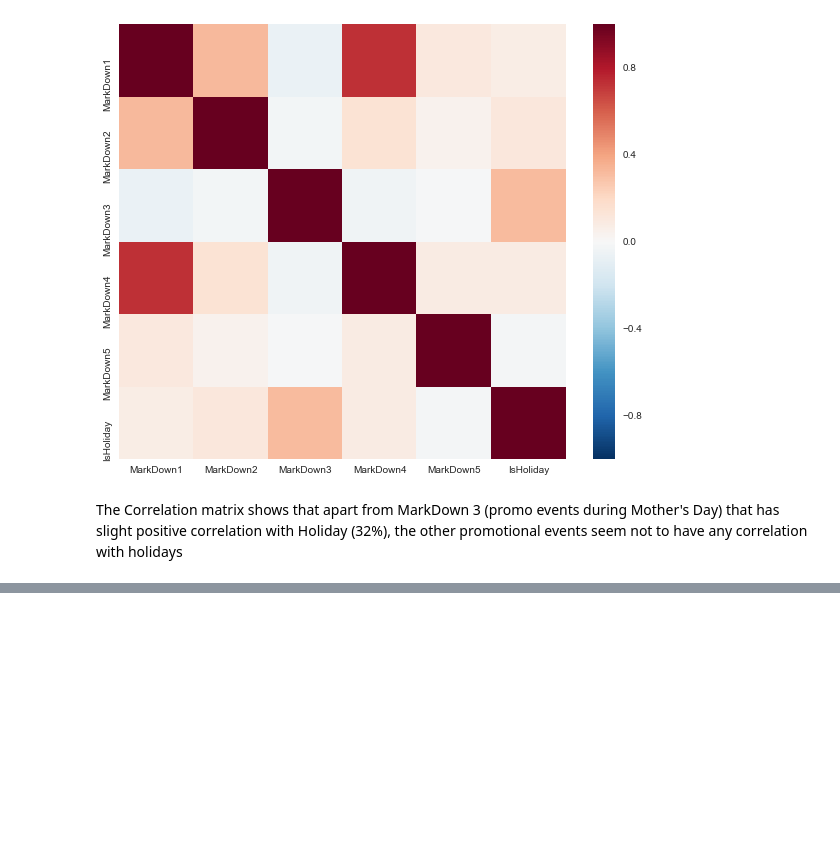
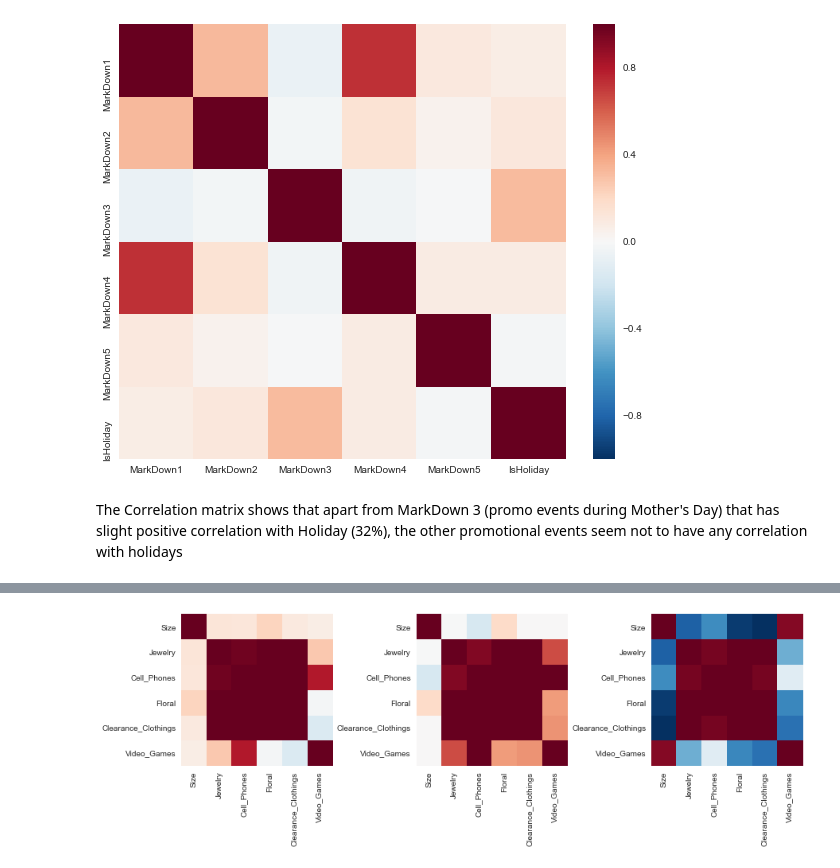
Before and after one commit to druchefavour/retailer_project, a Jupyter notebook: CODEBASE 2 Data - Exploration.ipynb, the cells around one changed output, grey strips where cells are left out. Cells and saved outputs as stored; diff of their text form; code cells hidden in the pictures; blank space fills up the shorter version.

```diff
--- a/CODEBASE 2 Data - Exploration.ipynb
+++ b/CODEBASE 2 Data - Exploration.ipynb
@@ -319,0 +466,4 @@ The Correlation matrix shows that apart from MarkDown 3 (promo events during Mot
+# %%
+# Create dataframe that contains the 7 features above
+df_type_size_dep_sales = df_master[['Type','Size', 'Jewelry', 'Cell_Phones', 'Floral',
+                            'Clearance_Clothings', 'Video_Games']]
@@ -319,0 +491,11 @@ The Correlation matrix shows that apart from MarkDown 3 (promo events during Mot
+# %%
+#correlation matrix
+fig, axarr = plt.subplots(1,3, figsize=(15, 3.5))
+sns.heatmap(df_type_size_dep_sales[df_master.Type == 'A'].corr(), vmax=.6,
+            square=True, ax=axarr[0], cbar=None);
+sns.heatmap(df_type_size_dep_sales[df_master.Type == 'B'].corr(), vmax=.6,
+            square=True, ax=axarr[1], cbar=None);
+sns.heatmap(df_type_size_dep_sales[df_master.Type == 'C'].corr(), vmax=.6,
+            square=True, ax=axarr[2], cbar=None);
+# %% [output]
+[figure, added]
```
Also changed, not shown: parts of 22 cells of this notebook, 3 other files.
